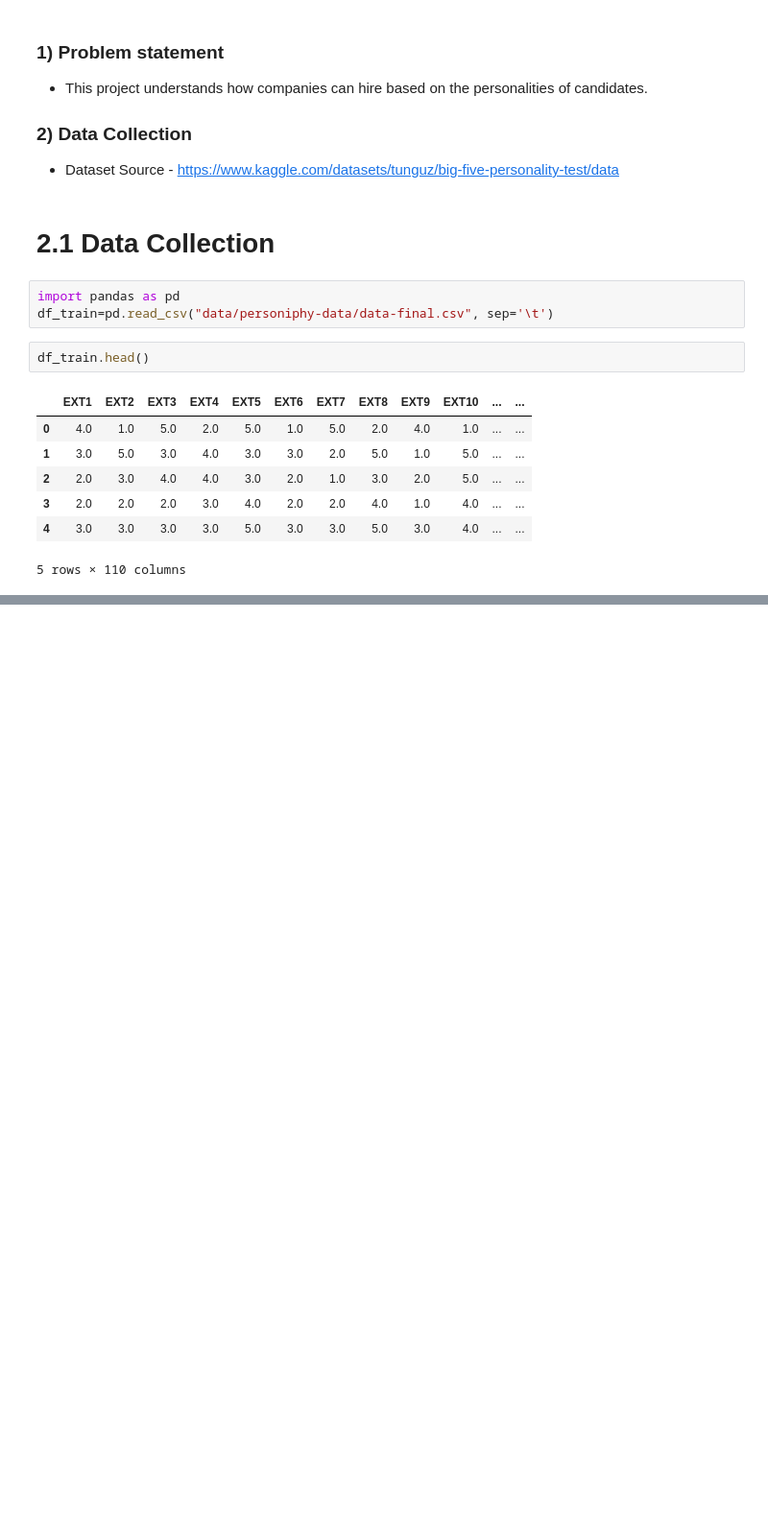
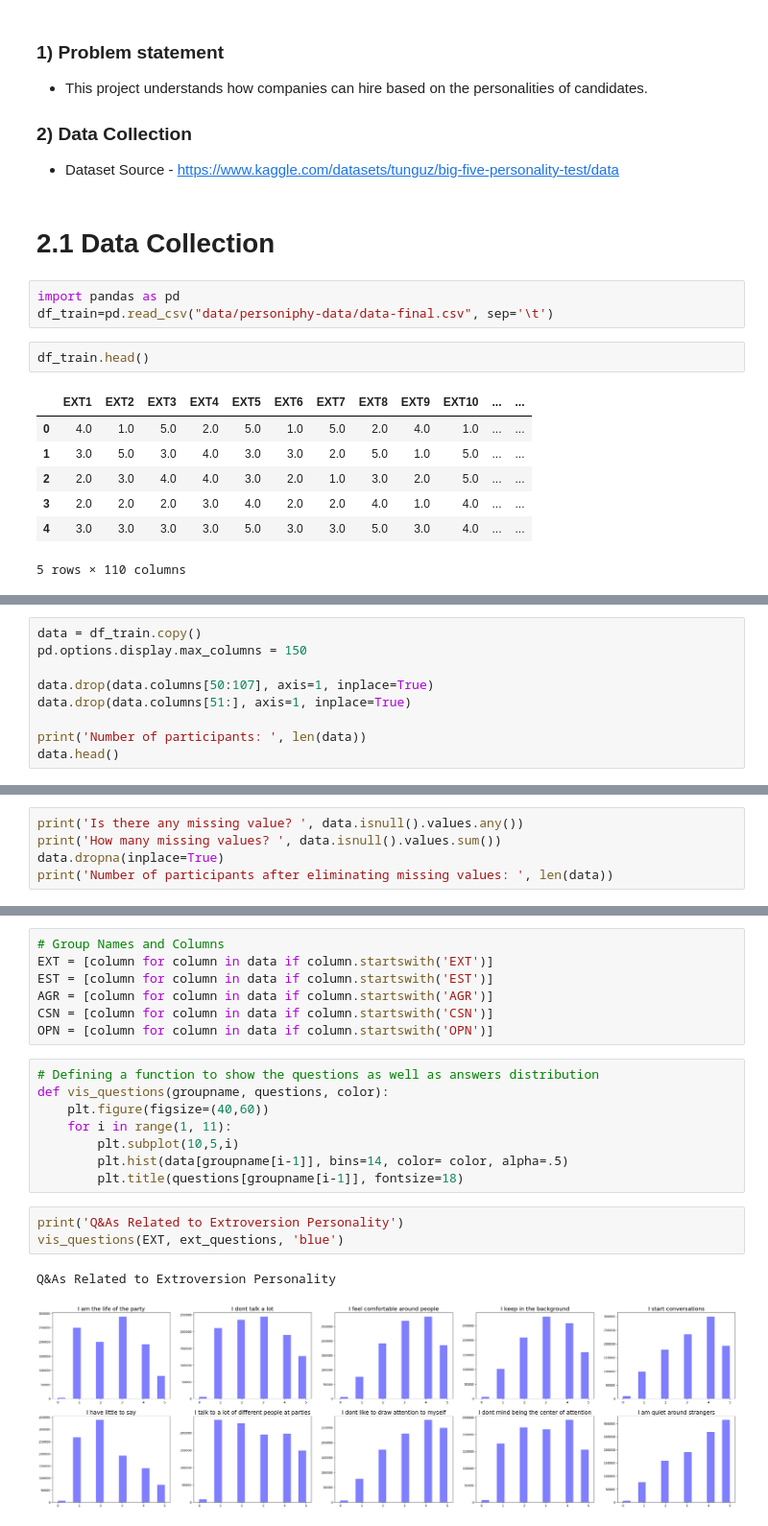
Before and after one commit to karthikgkumar/Personiphy, a Jupyter notebook: notebook/EDA_personiphy.ipynb, the cells around one changed output, grey strips where cells are left out. Shown at 96% size. Cells and saved outputs as stored; diff of their text form; blank space fills up the shorter version.

Commit message:
EDA and Model training complete

```diff
--- a/notebook/EDA_personiphy.ipynb
+++ b/notebook/EDA_personiphy.ipynb
@@ -35,0 +39,9 @@ df_train.head()
+# %%
+data = df_train.copy()
+pd.options.display.max_columns = 150
+
+data.drop(data.columns[50:107], axis=1, inplace=True)
+data.drop(data.columns[51:], axis=1, inplace=True)
+
+print('Number of participants: ', len(data))
+data.head()
@@ -35,0 +58,5 @@ df_train.head()
+# %%
+print('Is there any missing value? ', data.isnull().values.any())
+print('How many missing values? ', data.isnull().values.sum())
+data.dropna(inplace=True)
+print('Number of participants after eliminating missing values: ', len(data))
@@ -35,0 +180,21 @@ df_train.head()
+# %%
+# Group Names and Columns
+EXT = [column for column in data if column.startswith('EXT')]
+EST = [column for column in data if column.startswith('EST')]
+AGR = [column for column in data if column.startswith('AGR')]
+CSN = [column for column in data if column.startswith('CSN')]
+OPN = [column for column in data if column.startswith('OPN')]
+# %%
+# Defining a function to show the questions as well as answers distribution
+def vis_questions(groupname, questions, color):
+    plt.figure(figsize=(40,60))
+    for i in range(1, 11):
+        plt.subplot(10,5,i)
+        plt.hist(data[groupname[i-1]], bins=14, color= color, alpha=.5)
+        plt.title(questions[groupname[i-1]], fontsize=18)
+# %%
+print('Q&As Related to Extroversion Personality')
+vis_questions(EXT, ext_questions, 'blue')
+# %% [output]
+Q&As Related to Extroversion Personality
+[figure, added]
```
Also changed, not shown: parts of 33 cells of this notebook, 1 other file.
